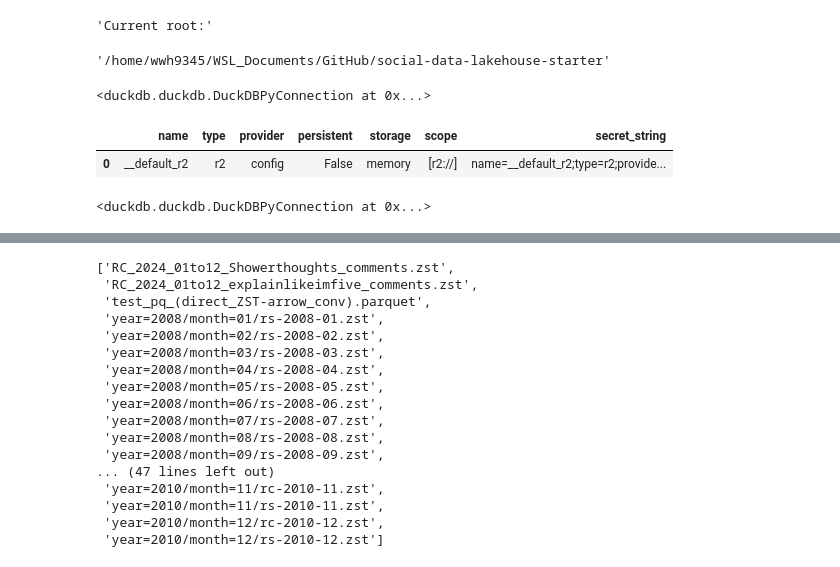
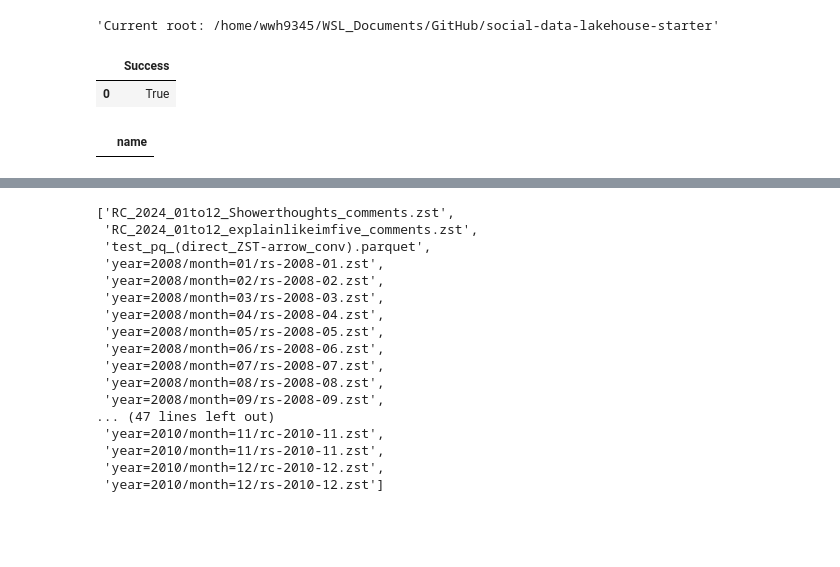
Before and after one commit to wwh9345/social-data-lakehouse-starter, a Jupyter notebook: src/notebooks/EDA.ipynb, the cells around one changed output, grey strips where cells are left out. Saved outputs shown, nothing was run; the diff lists cells and outputs as text; code cells hidden in the pictures; blank space fills up the shorter version.

```diff
--- a/src/notebooks/EDA.ipynb
+++ b/src/notebooks/EDA.ipynb
@@ -2,10 +2,14 @@
 import os
 import boto3
 import duckdb
+import pandas as pd
 os.chdir('../..')
-display('Current root:', os.getcwd())
+display(f"Current root: {os.getcwd()}")
 
-from etl.utils import s3_client, parse_date_from_name, infer_type
+from etl.utils import s3_client
+
+pd.set_option('display.max_rows', None)
+pd.set_option('display.max_columns', None)
+pd.set_option('display.width', None) # Adjust width to prevent line wrapping
 # %% [output]
-'Current root:'
+'Current root: /home/wwh9345/WSL_Documents/GitHub/social-data-lakehouse-starter'
-'/home/wwh9345/WSL_Documents/GitHub/social-data-lakehouse-starter'
@@ -15,37 +16,34 @@ from etl.utils import s3_client, parse_date_from_name, infer_type
 # %%
+account_id = os.getenv('ACCOUNT_ID')
 bronze_access_key_id = os.getenv('BRONZE_ACCESS_KEY_ID')
 bronze_secret_access_key = os.getenv("BRONZE_SECRET_ACCESS_KEY")
 endpoint = os.getenv('S3_ENDPOINT_URL')
 bucket_name = os.getenv('BUCKET_BRONZE')
+r2_prefix = f"r2://{bucket_name}"
+
+# con = duckdb.connect()
+con = duckdb.connect('dev.duckdb')  # persist secrets
+
+create_secret = f"""
+INSTALL httpfs; LOAD httpfs;
+
+CREATE OR REPLACE PERSISTENT SECRET r2_bronze_profile (
+  TYPE r2,
+  PROVIDER credential_chain,
+  CHAIN config,
+  PROFILE 'default',
+  ACCOUNT_ID '{account_id}',
+  SCOPE 'r2://{bucket_name}',
+  REGION 'auto'
+);
+"""
+
+con.execute(create_secret).df()
+# %% [output]
+|  | Success |
+| 0 | True |
-# %%
-# Establish a connection to DuckDB (in-memory database for this example)
-con = duckdb.connect(database=':memory:', read_only=False)
-
-# Construct the CREATE SECRET SQL statement
-create_secret_sql = f"""
-CREATE SECRET (
-    TYPE S3,
-    KEY_ID '{bronze_access_key_id}',
-    SECRET '{bronze_secret_access_key}',
-    ACCOUNT_ID '{endpoint}'
-);
-"""
-
-# Execute the SQL statement using duckdb.sql()
-con.execute(create_secret_sql)
-
-# Close the connection when done
-# con.close()
-# %% [output]
-<duckdb.duckdb.DuckDBPyConnection at 0x...>
-# %%
-con.execute("FROM duckdb_secrets();").fetchdf()
-# %% [output]
-|  | name | type | provider | persistent | storage | scope | secret_string |
-| 0 | __default_r2 | r2 | config | False | memory | [r2://] | name=__default_r2;type=r2;provide... |
-# %%
-query = """INSTALL httpfs;
-LOAD httpfs;"""
-con.execute(query)
-# %% [output]
-<duckdb.duckdb.DuckDBPyConnection at 0x...>
+# %%
+# check existing progress / tables in db file
+con.execute("SHOW TABLES").df()
+# %% [output]
+|  | name |
```
Also changed, not shown: parts of 10 cells of this notebook, 1 other file.
